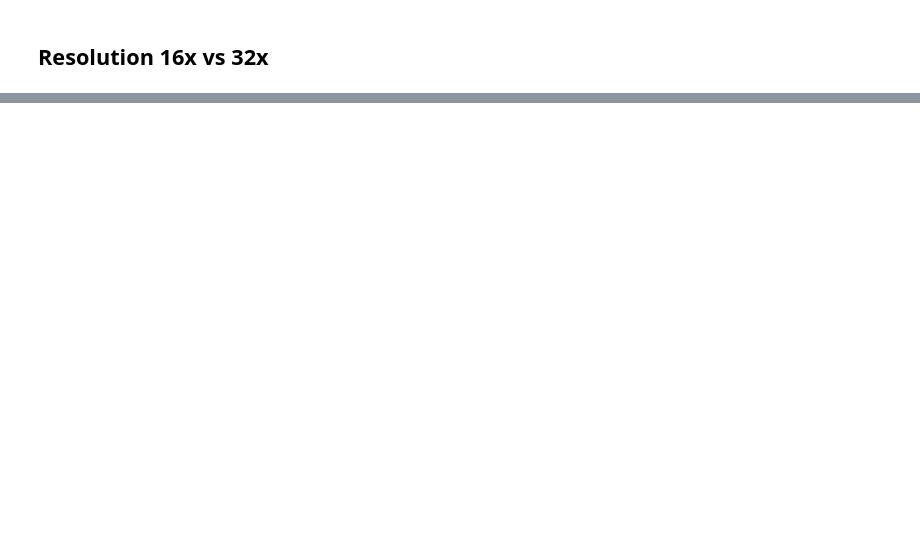
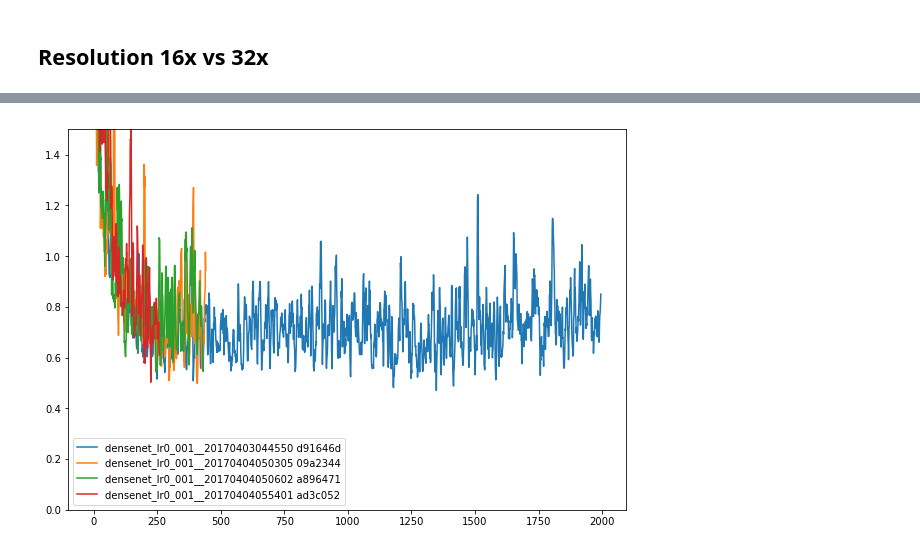
Before and after one commit to aizvorski/ndsb17, a Jupyter notebook: Classifier_Hyperopt.ipynb, the cells around one changed output, grey strips where cells are left out. Drawn from its saved outputs; the diff is of its cells as text; code cells hidden in the pictures; blank space fills up the shorter version.

```diff
--- a/Classifier_Hyperopt.ipynb
+++ b/Classifier_Hyperopt.ipynb
@@ -93,0 +97,9 @@ plot_compare([
+# %%
+plot_compare([
+'snap/config_densenet_lr0_001__20170403044550.log.json',
+'snap/config_densenet_lr0_001__20170404050305.log.json', # global average pooling
+'snap/config_densenet_lr0_001__20170404050602.log.json', # global average + filters48_growth16
+'snap/config_densenet_lr0_001__20170404055401.log.json'  # global average + filters64_growth24
+], 'val_loss', smoothing=5)
+# %% [output]
+[figure, added]
```
Also changed, not shown: parts of 5 cells of this notebook, 1 other file.
